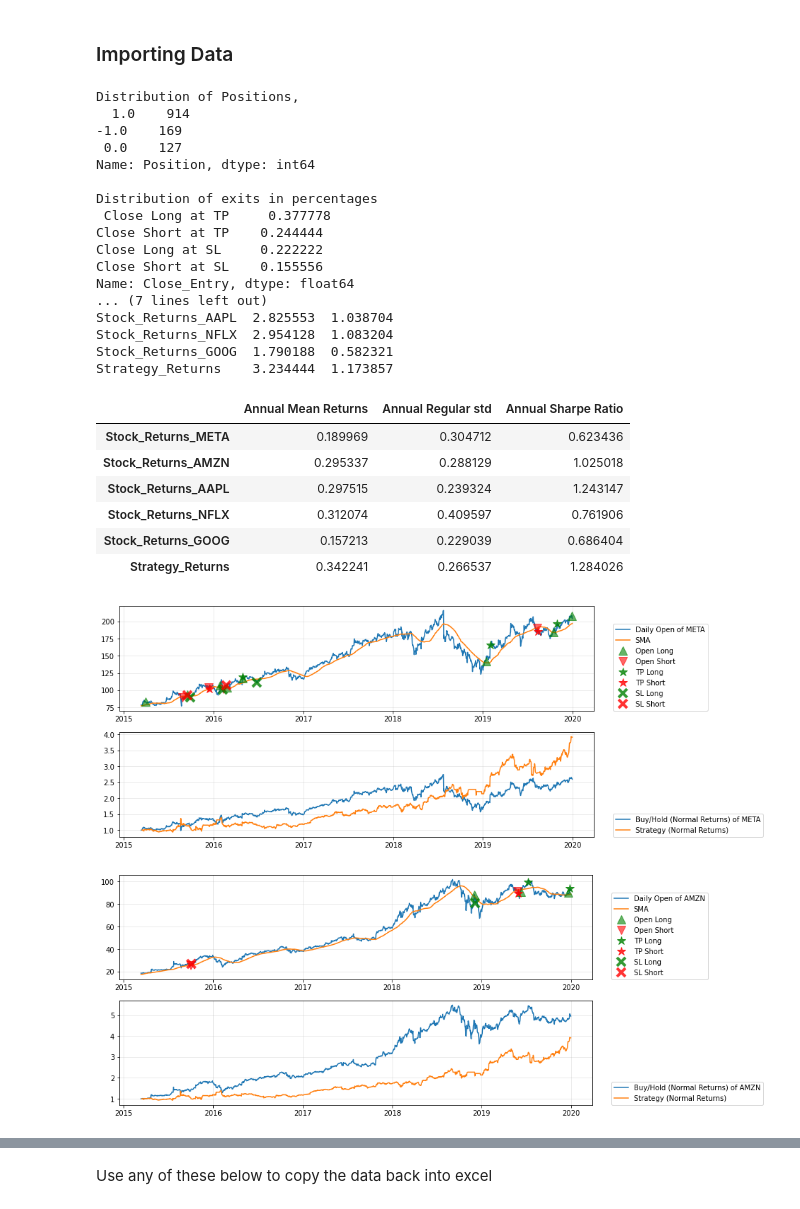
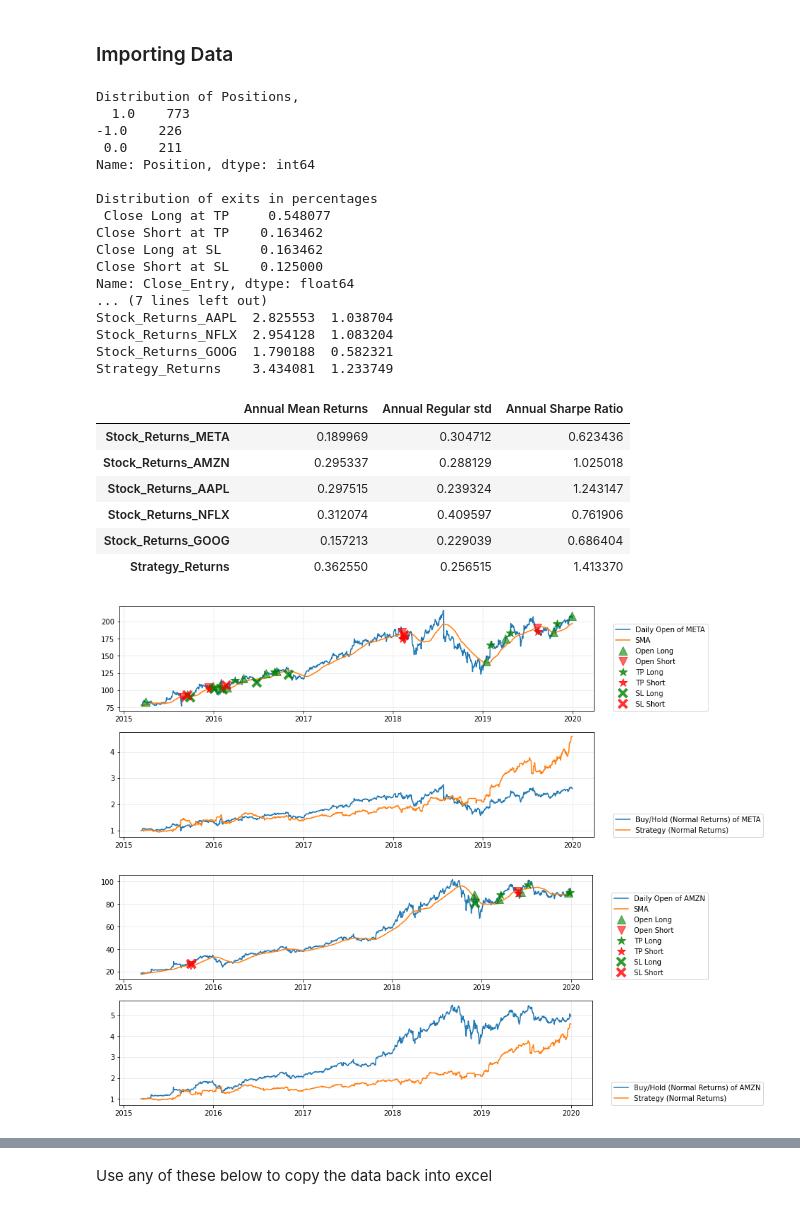
Before and after one commit to siddharthgohil/Trading_with_MACDnSMA, a Jupyter notebook: MABB Strat Latest.ipynb, the cells around one changed output, grey strips where cells are left out. Drawn from its saved outputs; the diff is of its cells as text; code cells hidden in the pictures.

```diff
--- a/MABB Strat Latest.ipynb
+++ b/MABB Strat Latest.ipynb
@@ -166,6 +167,7 @@ def get_signals(stock_symbol, start, end,primary_trend_window = 200,buy_on="Clos
     ATR = AverageTrueRange(high = stock_data['High'],
                        low = stock_data['Low'],
                        close = stock_data['Adj Close'])
+    RSI = RSIIndicator(close =  stock_data['Adj Close'])
 
     MACD_ = MACD(close = stock_data['Adj Close'])
 
@@ -173,6 +175,7 @@ def get_signals(stock_symbol, start, end,primary_trend_window = 200,buy_on="Clos
     stock_data['ATR'] = ATR.average_true_range()
     stock_data['MACD Fast'] = MACD_.macd()
     stock_data['MACD Slow'] = MACD_.macd_signal()
+    stock_data['RSI'] = RSI.rsi()
 
     stock_data['Stop Loss'] = stock_data[buy_on] - long_sl_ATR_multiple*stock_data['ATR'] # 2
     stock_data['Take Profit'] = stock_data[buy_on] +risk_reward_long*(stock_data[buy_on] - stock_data['Stop Loss']) # 1
@@ -241,6 +244,8 @@ def get_positions(bt_data,buy_on, verbose = True ):
     bt_data[ "Close_Entry"] = ""
     bt_data[ "Stock_Returns_"] = 0.0
     bt_data[ buy_on+"_"] = 0.0
+    buy_rsi = []
+    sell_rsi = []
 
     # Loop through each day
     for i in range(len(bt_data)):
@@ -257,6 +262,7 @@ def get_positions(bt_data,buy_on, verbose = True ):
                 latest_action = 1.0
                 bt_data.loc[curr_date, "Open_Entry"] = "Open Long"
                 buy_price = bt_data.iloc[i+1][buy_on+"_" + chosen_stock_for_entry]
+                buy_rsi.append(bt_data.iloc[i+1]["RSI_" + chosen_stock_for_entry])
                 if verbose: print(f"Signal to Open Long on {chosen_stock_for_entry} on {curr_date} at {buy_price}")
 
             # Enter Short on chosen stock
@@ -265,19 +271,20 @@ def get_positions(bt_data,buy_on, verbose = True ):
                 latest_action = -1.0
                 bt_data.loc[curr_date, "Open_Entry"] = "Open Short"
                 short_price = bt_data.iloc[i+1][buy_on+"_" + chosen_stock_for_entry]
+                sell_rsi.append(bt_data.iloc[i+1]["RSI_" + chosen_stock_for_entry])
                 if verbose: print(f"Signal to Open Short on {chosen_stock_for_entry} on {curr_date} at {short_price}")
 
         # if we are already in a long
         elif (latest_action == 1.0):
             # Close Long if it hits TP
-            if (bt_data[buy_on+"_"+chosen_stock_for_entry].iloc[i]  >= curr_TP ) :
+            if (bt_data[buy_on+"_"+chosen_stock_for_entry].iloc[i]  >= curr_TP ) | (bt_data.iloc[i]["RSI_" + chosen_stock_for_entry]>70):
                 bt_data.loc[curr_date, "Close_Entry"] = "Close Long at TP"
                 if verbose: print(f"Signal to Take Profit on Long with {chosen_stock_for_entry} on {curr_date} at {curr_TP} with a profit of {(curr_TP-buy_price)/buy_price}")
                 latest_action,curr_stop, curr_TP = 0,0, 0
 
 
             # Close Long if it hits SL
-            elif (bt_data[buy_on+"_"+chosen_stock_for_entry].iloc[i]  <= curr_stop ) :
+            elif (bt_data[buy_on+"_"+chosen_stock_for_entry].iloc[i]  <= curr_stop ):
                 bt_data.loc[curr_date, "Close_Entry"] = "Close Long at SL"
                 if verbose:print(f"Signal to Stop Loss on Long on {chosen_stock_for_entry} on {curr_date} at {curr_stop} with a loss of {(curr_stop-buy_price)/buy_price}")
                 latest_action,curr_stop, curr_TP = 0,0, 0
@@ -293,7 +300,7 @@ def get_positions(bt_data,buy_on, verbose = True ):
 
 
             # Close Short if it hits TP
-            elif (bt_data[buy_on+"_"+chosen_stock_for_entry].iloc[i]  <= curr_TP):
+            elif (bt_data[buy_on+"_"+chosen_stock_for_entry].iloc[i]  <= curr_TP) | (bt_data.iloc[i]["RSI_" + chosen_stock_for_entry]<30):
                 bt_data.loc[curr_date, "Close_Entry"] = "Close Short at TP"
                 if verbose: print(f"Signal to Take Profit on Short on {chosen_stock_for_entry} on {curr_date} at {curr_TP} with a profit of {-(curr_TP-short_price)/short_price}")
                 latest_action,curr_stop, curr_TP = 0,0, 0
@@ -302,7 +309,7 @@ def get_positions(bt_data,buy_on, verbose = True ):
         bt_data.loc[curr_date, "Invested Stock Returns"] = bt_data.loc[curr_date, "Stock_Returns_" + chosen_stock_for_entry]
         bt_data.loc[curr_date, "Invested Stock Price"] = bt_data.loc[curr_date, buy_on+"_" + chosen_stock_for_entry]
         bt_data.loc[curr_date, "Invested in"] = chosen_stock_for_entry
-    return bt_data
+    return bt_data, buy_rsi, sell_rsi
 # %%
 def riding_the_trend_with_macd(MAANG_list, start, end,lookback = 252, buy_on = "Close",verbose = True,metrics_calc_start_date = "2015-01-01"):
     # Getting the signals for all the stocks for each day
@@ -310,7 +317,7 @@ def riding_the_trend_with_macd(MAANG_list, start, end,lookback = 252, buy_on = "
     bt_data = signals_df.copy()
 
     # Getting position for each day based on the strongest signal
-    bt_data  = get_positions(bt_data,buy_on,verbose)
+    bt_data, buy_rsi, sell_rsi  = get_positions(bt_data,buy_on,verbose)
 
     # Printing the distribution of positions
     print("\nDistribution of Positions,\n",bt_data.Position.value_counts())
@@ -351,7 +358,7 @@ def riding_the_trend_with_macd(MAANG_list, start, end,lookback = 252, buy_on = "
     # Sharpe Ratio
     metrics_df["Annual Sharpe Ratio"] = metrics_df['Annual Mean Returns'] /   metrics_df['Annual Regular std']
 
-    return bt_data, returns_df,metrics_df
+    return bt_data, returns_df,metrics_df, buy_rsi, sell_rsi
 # %%
 start = "2015-01-01"
 metrics_calc_start_date = "2016-01-01"
@@ -375,36 +382,36 @@ close_n_sma_distance_short_multiple = 0.5  # Used to determine how close to SMA
 
 MAANG_list = ["META", "AMZN", "AAPL", "NFLX", "GOOG"]
 # %%
-bt_data, returns_df,metrics_df = riding_the_trend_with_macd(MAANG_list, start, end,
+bt_data, returns_df,metrics_df, buy_rsi, sell_rsi = riding_the_trend_with_macd(MAANG_list, start, end,
                                                    lookback = lookback, verbose = verbose,
                                                    buy_on = buy_on,metrics_calc_start_date = metrics_calc_start_date)
 print(f"Calcuation of metrics is from {metrics_calc_start_date}")
 print(returns_df)
 metrics_df
 # %% [output]
 Distribution of Positions,
-  1.0    914
--1.0    169
- 0.0    127
+  1.0    773
+-1.0    226
+ 0.0    211
 Name: Position, dtype: int64
 
 Distribution of exits in percentages
- Close Long at TP     0.377778
-Close Short at TP    0.244444
-Close Long at SL     0.222222
-Close Short at SL    0.155556
+ Close Long at TP     0.548077
+Close Short at TP    0.163462
+Close Long at SL     0.163462
+Close Short at SL    0.125000
 Name: Close_Entry, dtype: float64
 ... (7 lines left out)
 Stock_Returns_AAPL  2.825553  1.038704
 Stock_Returns_NFLX  2.954128  1.083204
 Stock_Returns_GOOG  1.790188  0.582321
-Strategy_Returns    3.234444  1.173857
+Strategy_Returns    3.434081  1.233749
 |  | Annual Mean Returns | Annual Regular std | Annual Sharpe Ratio |
 | Stock_Returns_META | 0.189969 | 0.304712 | 0.623436 |
 | Stock_Returns_AMZN | 0.295337 | 0.288129 | 1.025018 |
 | Stock_Returns_AAPL | 0.297515 | 0.239324 | 1.243147 |
 | Stock_Returns_NFLX | 0.312074 | 0.409597 | 0.761906 |
 | Stock_Returns_GOOG | 0.157213 | 0.229039 | 0.686404 |
-| Strategy_Returns | 0.342241 | 0.266537 | 1.284026 |
+| Strategy_Returns | 0.362550 | 0.256515 | 1.413370 |
-[figure, old version]
+[figure, new version]
-[figure, old version]
+[figure, new version]
```
Also changed, not shown: parts of 2 cells of this notebook.
